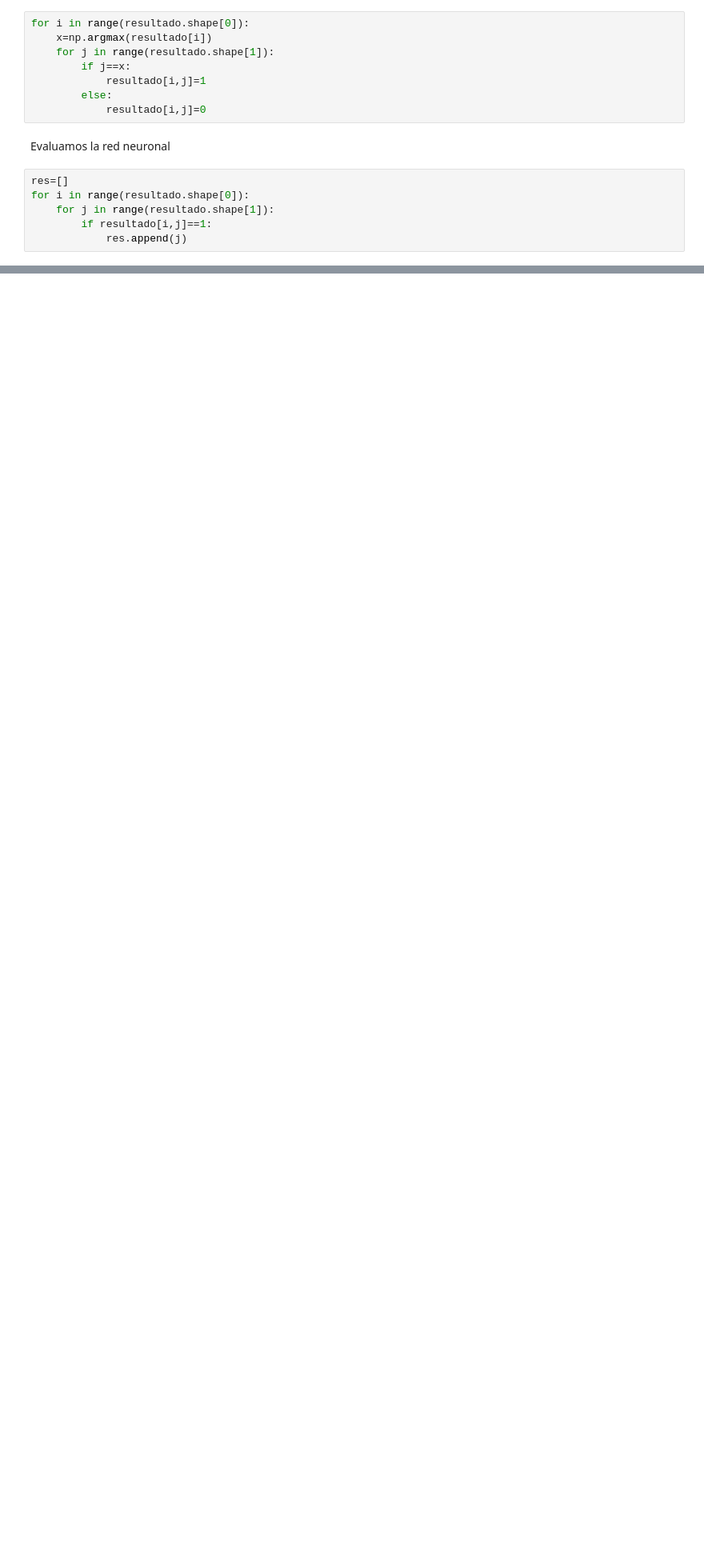
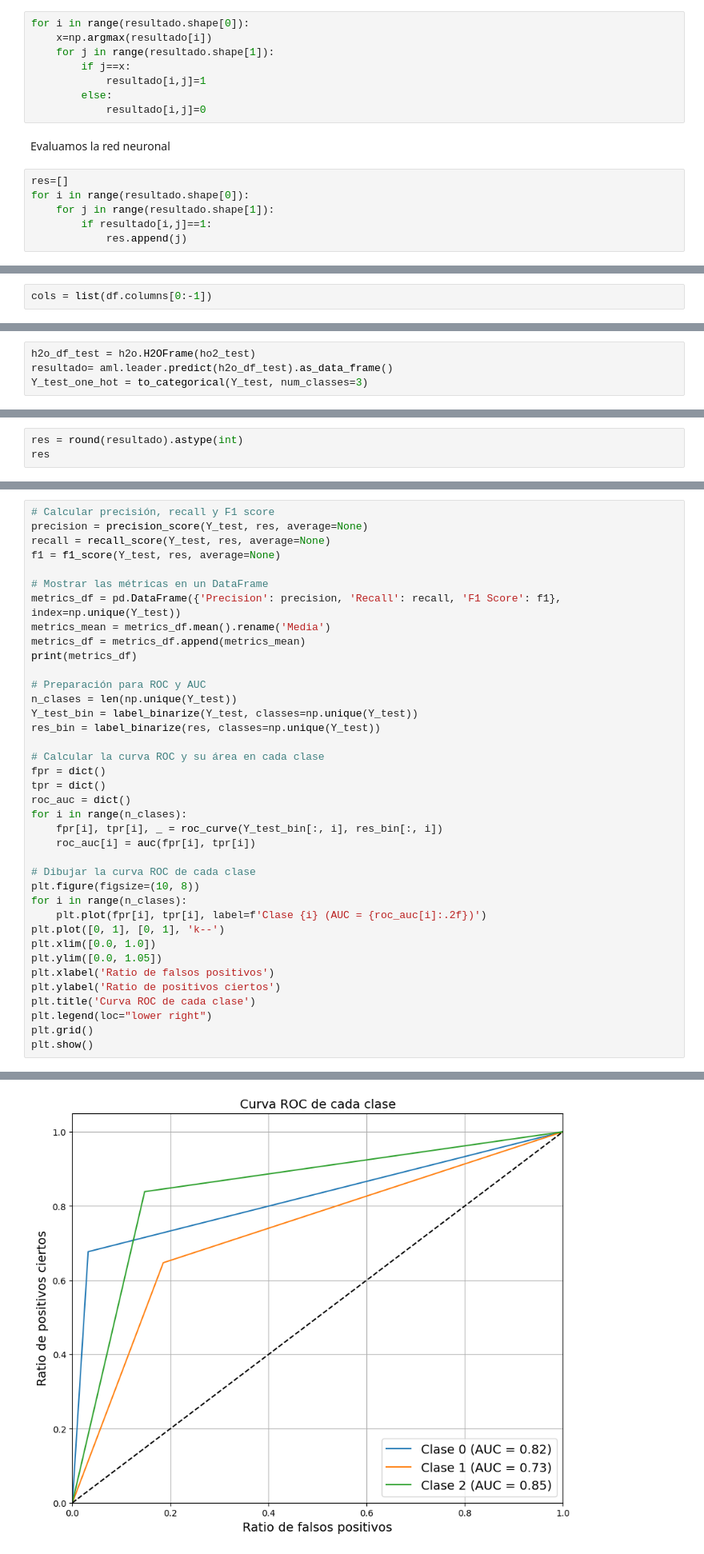
Before and after one commit to Knitrot/Sue-o, a Jupyter notebook: sueño.ipynb, the cells around one changed output, grey strips where cells are left out. Shown at 80% size. Saved outputs shown, nothing was run; the diff lists cells and outputs as text; blank space fills up the shorter version.

```diff
--- a/sueño.ipynb
+++ b/sueño.ipynb
@@ -793,0 +1017,2 @@ Porcentaje de acierto: 75.30%
+# %%
+cols = list(df.columns[0:-1])
@@ -793,0 +1133,4 @@ Porcentaje de acierto: 75.30%
+# %%
+h2o_df_test = h2o.H2OFrame(ho2_test)
+resultado= aml.leader.predict(h2o_df_test).as_data_frame()
+Y_test_one_hot = to_categorical(Y_test, num_classes=3)
@@ -793,0 +1141,3 @@ Porcentaje de acierto: 75.30%
+# %%
+res = round(resultado).astype(int)
+res
@@ -793,0 +1162,39 @@ Porcentaje de acierto: 75.30%
+# %%
+# Calcular precisión, recall y F1 score
+precision = precision_score(Y_test, res, average=None)
+recall = recall_score(Y_test, res, average=None)
+f1 = f1_score(Y_test, res, average=None)
+
+# Mostrar las métricas en un DataFrame
+metrics_df = pd.DataFrame({'Precision': precision, 'Recall': recall, 'F1 Score': f1}, index=np.unique(Y_test))
+metrics_mean = metrics_df.mean().rename('Media')
+metrics_df = metrics_df.append(metrics_mean)
+print(metrics_df)
+
+# Preparación para ROC y AUC
+n_clases = len(np.unique(Y_test))
+Y_test_bin = label_binarize(Y_test, classes=np.unique(Y_test))
+res_bin = label_binarize(res, classes=np.unique(Y_test))
+
+# Calcular la curva ROC y su área en cada clase
+fpr = dict()
+tpr = dict()
+roc_auc = dict()
+for i in range(n_clases):
+    fpr[i], tpr[i], _ = roc_curve(Y_test_bin[:, i], res_bin[:, i])
+    roc_auc[i] = auc(fpr[i], tpr[i])
+
+# Dibujar la curva ROC de cada clase
+plt.figure(figsize=(10, 8))
+for i in range(n_clases):
+    plt.plot(fpr[i], tpr[i], label=f'Clase {i} (AUC = {roc_auc[i]:.2f})')
+plt.plot([0, 1], [0, 1], 'k--')
+plt.xlim([0.0, 1.0])
+plt.ylim([0.0, 1.05])
+plt.xlabel('Ratio de falsos positivos')
+plt.ylabel('Ratio de positivos ciertos')
+plt.title('Curva ROC de cada clase')
+plt.legend(loc="lower right")
+plt.grid()
+plt.show()
+# %% [output]
@@ -793,0 +1206 @@ Porcentaje de acierto: 75.30%
+[figure, added]
```
Also changed, not shown: parts of 40 cells of this notebook.
